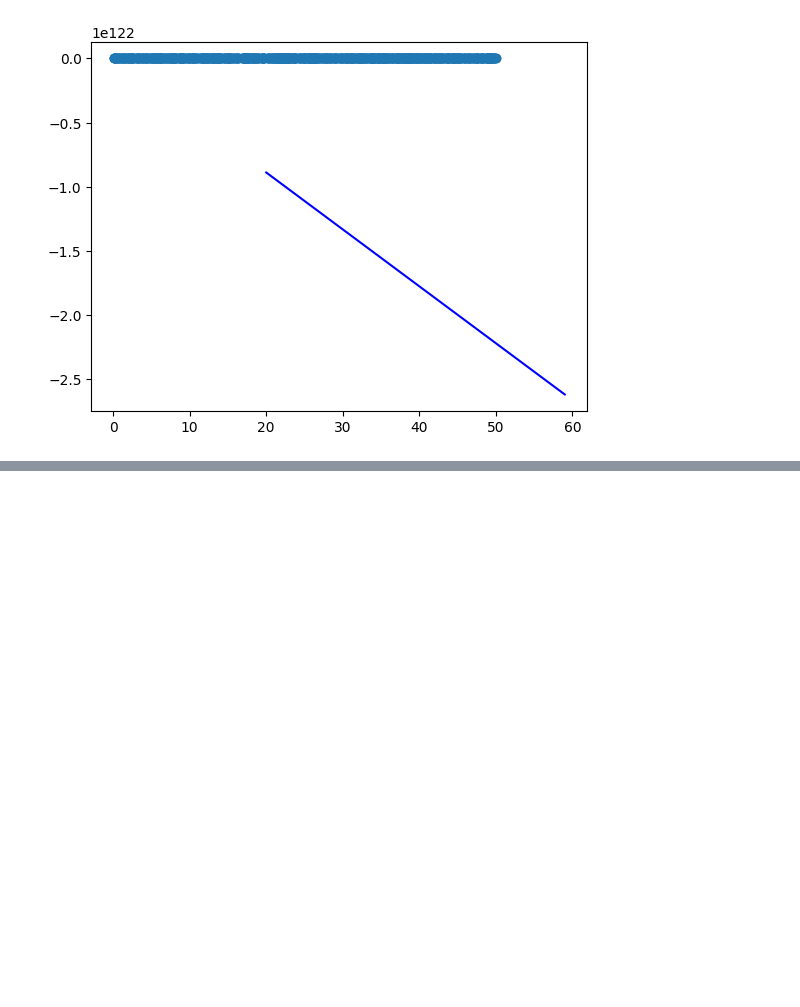
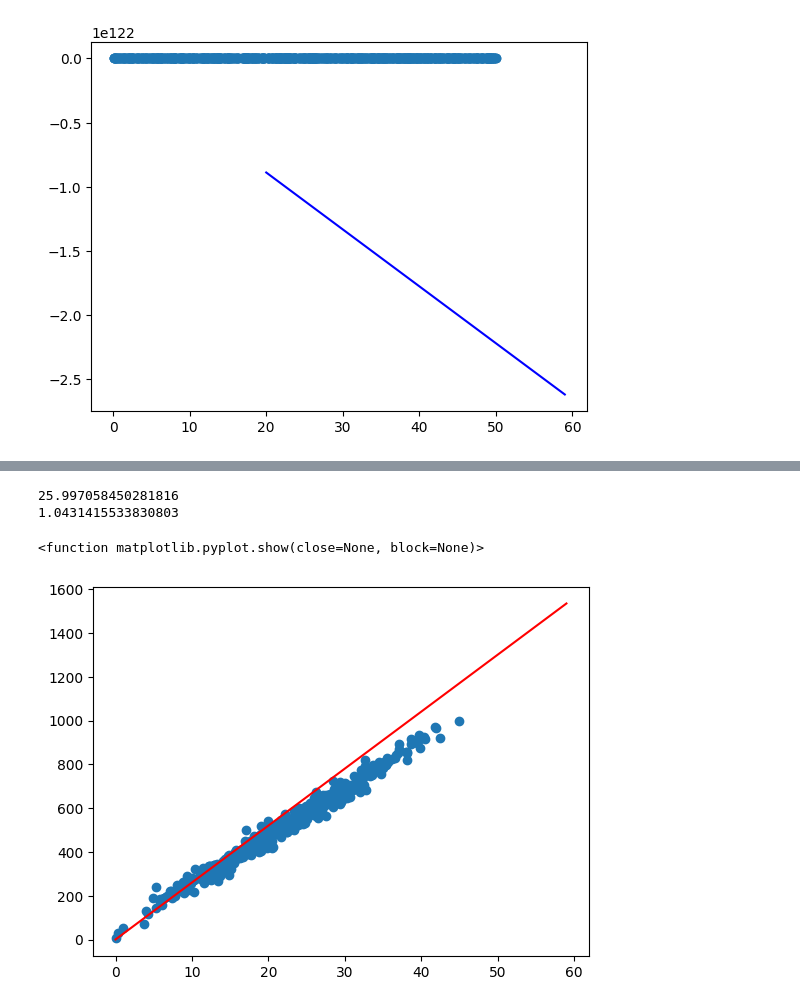
Before and after one commit to Lunivmaharjans/Python, a Jupyter notebook: day14.ipynb, the cells around one changed output, grey strips where cells are left out. Saved outputs shown, nothing was run; the diff lists cells and outputs as text; code cells hidden in the pictures; blank space fills up the shorter version.

```diff
--- a/day14.ipynb
+++ b/day14.ipynb
@@ -63,0 +70,40 @@ plt.show()
+# %%
+def gradient_descent1(w_now, b_now, points1, learning_rate):
+    w_gradient1 = 0
+    b_gradient1 = 0
+
+    n = len(points1)
+
+    for i in range(n):
+        x = points1.iloc[i].Temperature
+        y = points1.iloc[i].Revenue
+
+        w_gradient1 += (-2/n) * x *(y-(w_now * x + b_now))
+        b_gradient1 += (-2/n) * (y-(w_now *x + b_now))
+    w1 = w_now - learning_rate * w_gradient1
+    b1 = b_now -learning_rate * b_gradient1
+
+    return w1,b1
+# %%
+w1 = 0
+b1 = 0
+learning_rate = 0.001
+epochs = 10
+for i in range(epochs):
+    w1, b1 = gradient_descent1(w,b,points1,learning_rate)
+
+print(w1)
+print(b1)
+# %% [output]
+25.997058450281816
+1.0431415533830803
+# %%
+plt.scatter(points1["Temperature"],points1["Revenue"])
+
+line_x_1 = np.arange(00,60)
+line_y_1 = w1* line_x_1 + b1
+plt.plot(line_x_1,line_y_1,color='red')
+plt.show
+# %% [output]
+<function matplotlib.pyplot.show(close=None, block=None)>
+[figure, added]
```
Also changed, not shown: parts of 1 cell of this notebook, 1 other file.
